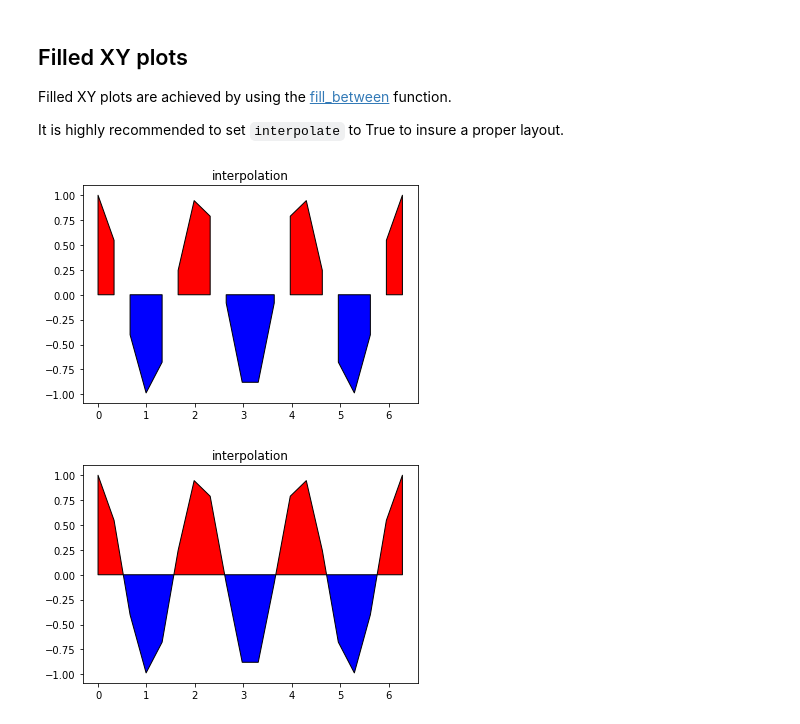
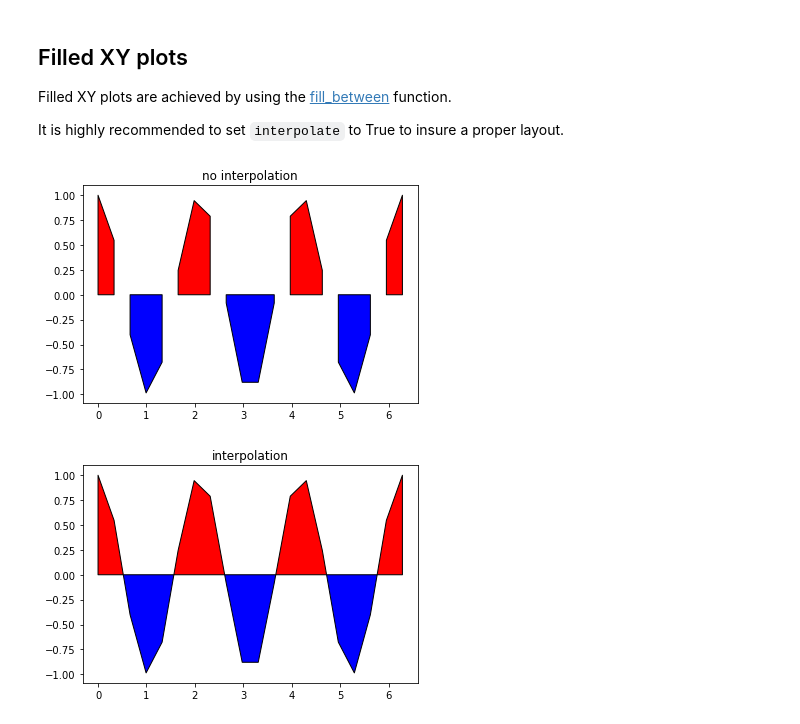
Before and after one commit to umr-marbec/python-training, a Jupyter notebook: plots/xy.ipynb, the cells around one changed output. Drawn from its saved outputs; the diff is of its cells as text; code cells hidden in the pictures.

```diff
--- a/plots/xy.ipynb
+++ b/plots/xy.ipynb
@@ -158,16 +158,16 @@ It is highly recommended to set `interpolate` to True to insure a proper layout.
 # %%
 y = np.cos(3 * x)
 
 fig = plt.figure()
 ax = plt.gca()
-ax.set_title('interpolation')
+ax.set_title('no interpolation')
 ax.fill_between(x, 0, y, facecolor='r', where=y>0,
                  interpolate=False, edgecolor='k')
 ax.fill_between(x, 0, y, facecolor='b', where=y<0,
                  interpolate=False, edgecolor='k')
 plt.show()
 # %% [output]
-[figure, old version]
+[figure, new version]
 # %%
 fig = plt.figure()
 ax = plt.gca()
```
Also changed, not shown: parts of 2 cells of this notebook, 9 other files.
